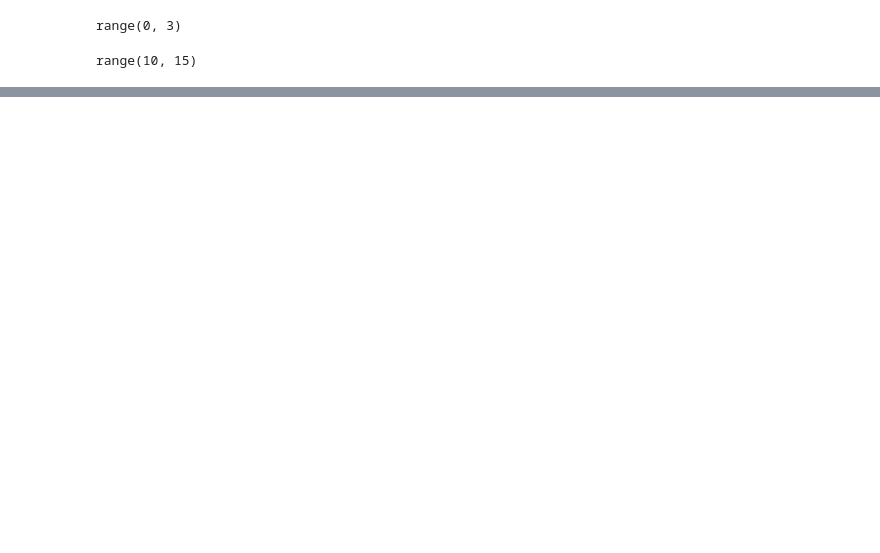
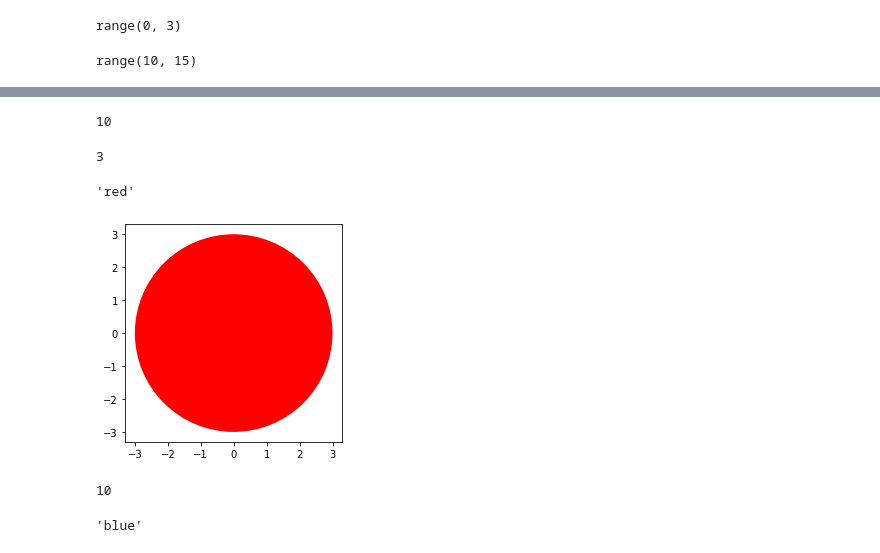
Before and after one commit to PosgradoMNA/actividades-de-aprendizaje-RobertoRomeroVielma-A00822314, a Jupyter notebook: Actividad_de_semana_1_2_Python_for_Data_Science_(IBM).ipynb, the cells around one changed output, grey strips where cells are left out. Drawn from its saved outputs; the diff is of its cells as text; code cells hidden in the pictures; blank space fills up the shorter version.

```diff
--- a/Actividad_de_semana_1_2_Python_for_Data_Science_(IBM).ipynb
+++ b/Actividad_de_semana_1_2_Python_for_Data_Science_(IBM).ipynb
@@ -969,0 +1331,6 @@ range(10, 15)
+# %%
+class Circle(object):
+
+  def __init__(self,radius,color): #init le indica a python que estas creando una nueva clase, self se refiere a la nueva instancia del parámetro
+    self.radius=radius
+    self.color=color
@@ -969,0 +1369,9 @@ range(10, 15)
+# %%
+class Circle(object):
+
+  def __init__(self,radius,color): #init le indica a python que estas creando una nueva clase, self se refiere a la nueva instancia del parámetro
+    self.radius=radius
+    self.color=color
+
+  def add_radius(self,r):
+    self.radius=self.radius+r #método para agregar r al radio
@@ -969,0 +1382,34 @@ range(10, 15)
+# %%
+C1.radius
+# %% [output]
+10
+# %%
+import matplotlib.pyplot as plt
+%matplotlib inline
+class Circle(object):
+
+  def __init__(self,radius,color):  #se pueden agregar valores predeterminados a los parámetros
+    self.radius=radius
+    self.color=color
+
+  def add_radius(self,r):
+    self.radius=self.radius+r
+
+  def drawCircle(self):
+      plt.gca().add_patch(plt.Circle((0, 0), radius=self.radius, fc=self.color))
+      plt.axis('scaled')
+      plt.show()
+# %%
+RedCircle=Circle(3,"red")
+# %%
+RedCircle.radius
+# %% [output]
+3
+# %%
+RedCircle.color
+# %% [output]
+'red'
+# %%
+RedCircle.drawCircle()
+# %% [output]
+[figure, added]
@@ -969,0 +1418,8 @@ range(10, 15)
+# %%
+BlueCircle.radius
+# %% [output]
+10
+# %%
+BlueCircle.color
+# %% [output]
+'blue'
```
Also changed, not shown: parts of 119 cells of this notebook.
